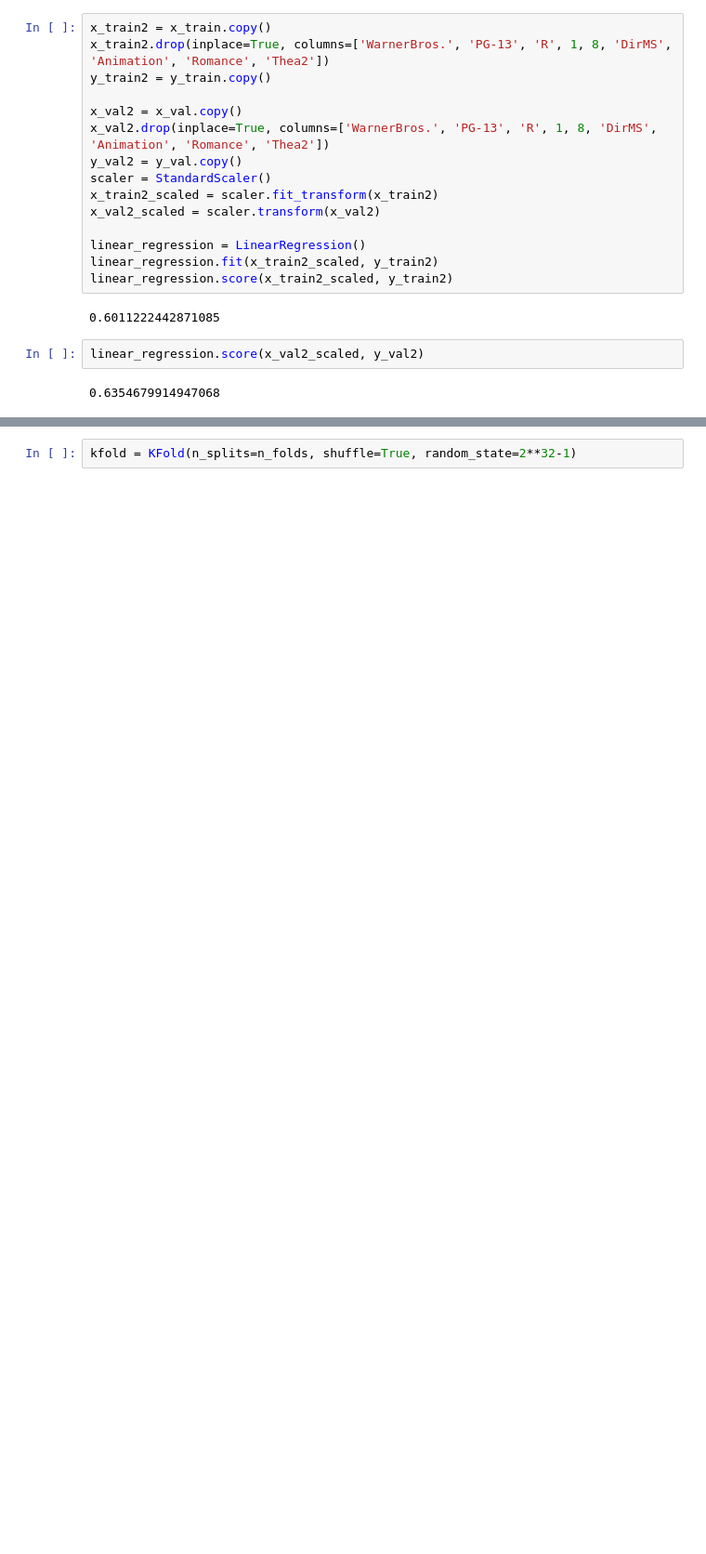
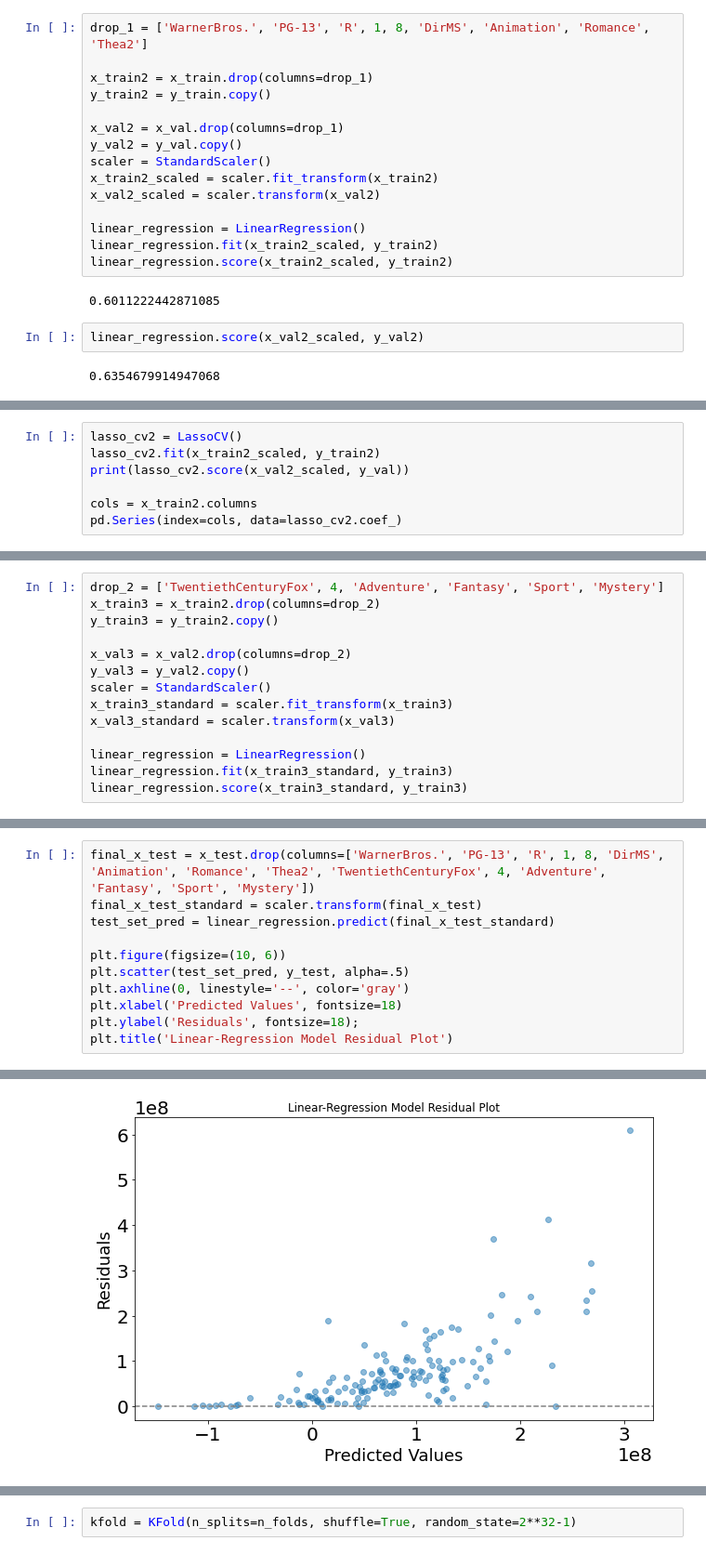
Before and after one commit to Monsterblader/Metis-Linear_Regression, a Jupyter notebook: reg.ipynb, the cells around one changed output, grey strips where cells are left out. Shown at 93% size. Saved outputs shown, nothing was run; the diff lists cells and outputs as text; blank space fills up the shorter version.

```diff
--- a/reg.ipynb
+++ b/reg.ipynb
@@ -138,12 +138,12 @@ dtype: float64
 # %% [markdown]
 # RE run linear regression
 # %%
-x_train2 = x_train.copy()
-x_train2.drop(inplace=True, columns=['WarnerBros.', 'PG-13', 'R', 1, 8, 'DirMS', 'Animation', 'Romance', 'Thea2'])
+drop_1 = ['WarnerBros.', 'PG-13', 'R', 1, 8, 'DirMS', 'Animation', 'Romance', 'Thea2']
+
+x_train2 = x_train.drop(columns=drop_1)
 y_train2 = y_train.copy()
 
-x_val2 = x_val.copy()
-x_val2.drop(inplace=True, columns=['WarnerBros.', 'PG-13', 'R', 1, 8, 'DirMS', 'Animation', 'Romance', 'Thea2'])
+x_val2 = x_val.drop(columns=drop_1)
 y_val2 = y_val.copy()
 scaler = StandardScaler()
 x_train2_scaled = scaler.fit_transform(x_train2)
@@ -242,0 +242,7 @@ print(m.coef_,m.score(x_test,y_test))
+# %%
+lasso_cv2 = LassoCV()
+lasso_cv2.fit(x_train2_scaled, y_train2)
+print(lasso_cv2.score(x_val2_scaled, y_val))
+
+cols = x_train2.columns
+pd.Series(index=cols, data=lasso_cv2.coef_)
@@ -242,0 +268,14 @@ print(m.coef_,m.score(x_test,y_test))
+# %%
+drop_2 = ['TwentiethCenturyFox', 4, 'Adventure', 'Fantasy', 'Sport', 'Mystery']
+x_train3 = x_train2.drop(columns=drop_2)
+y_train3 = y_train2.copy()
+
+x_val3 = x_val2.drop(columns=drop_2)
+y_val3 = y_val2.copy()
+scaler = StandardScaler()
+x_train3_standard = scaler.fit_transform(x_train3)
+x_val3_standard = scaler.transform(x_val3)
+
+linear_regression = LinearRegression()
+linear_regression.fit(x_train3_standard, y_train3)
+linear_regression.score(x_train3_standard, y_train3)
@@ -242,0 +331,12 @@ print(m.coef_,m.score(x_test,y_test))
+# %%
+final_x_test = x_test.drop(columns=['WarnerBros.', 'PG-13', 'R', 1, 8, 'DirMS', 'Animation', 'Romance', 'Thea2', 'TwentiethCenturyFox', 4, 'Adventure', 'Fantasy', 'Sport', 'Mystery'])
+final_x_test_standard = scaler.transform(final_x_test)
+test_set_pred = linear_regression.predict(final_x_test_standard)
+
+plt.figure(figsize=(10, 6))
+plt.scatter(test_set_pred, y_test, alpha=.5)
+plt.axhline(0, linestyle='--', color='gray')
+plt.xlabel('Predicted Values', fontsize=18)
+plt.ylabel('Residuals', fontsize=18);
+plt.title('Linear-Regression Model Residual Plot')
+# %% [output]
@@ -242,0 +344 @@ print(m.coef_,m.score(x_test,y_test))
+[figure, added]
```
Also changed, not shown: parts of 31 cells of this notebook.
